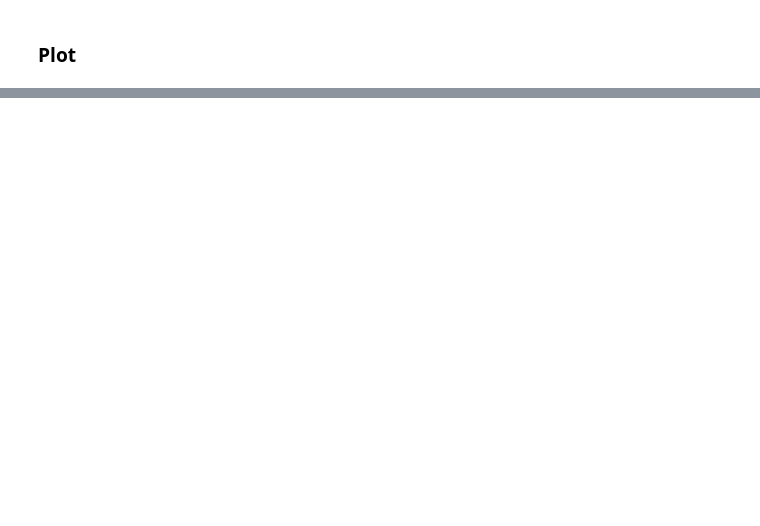
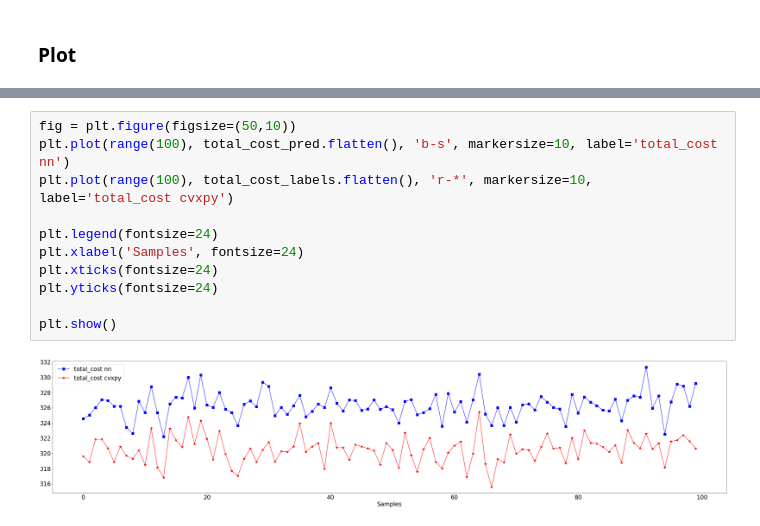
Before and after one commit to zhang-linnng/RiskLimitingDispatch, a Jupyter notebook: v3_neural_policy_118bus_continue_tuning.ipynb, the cells around one changed output, grey strips where cells are left out. Saved outputs shown, nothing was run; the diff lists cells and outputs as text; blank space fills up the shorter version.

```diff
--- a/v3_neural_policy_118bus_continue_tuning.ipynb
+++ b/v3_neural_policy_118bus_continue_tuning.ipynb
@@ -1023,0 +988,13 @@ plt.show()
+# %%
+fig = plt.figure(figsize=(50,10))
+plt.plot(range(100), total_cost_pred.flatten(), 'b-s', markersize=10, label='total_cost nn')
+plt.plot(range(100), total_cost_labels.flatten(), 'r-*', markersize=10, label='total_cost cvxpy')
+
+plt.legend(fontsize=24)
+plt.xlabel('Samples', fontsize=24)
+plt.xticks(fontsize=24)
+plt.yticks(fontsize=24)
+
+plt.show()
+# %% [output]
+[figure, added]
```
Also changed, not shown: parts of 8 cells of this notebook.
